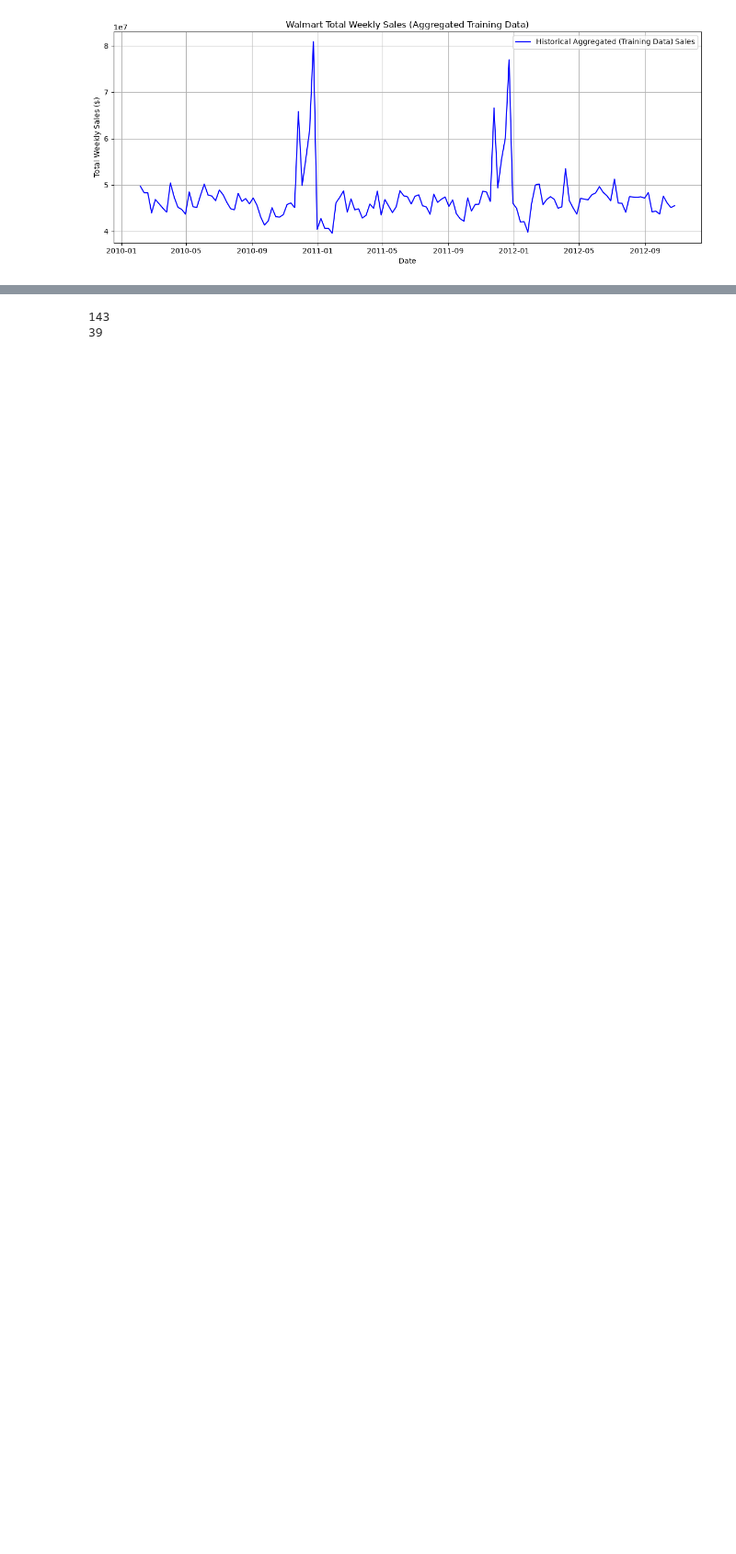
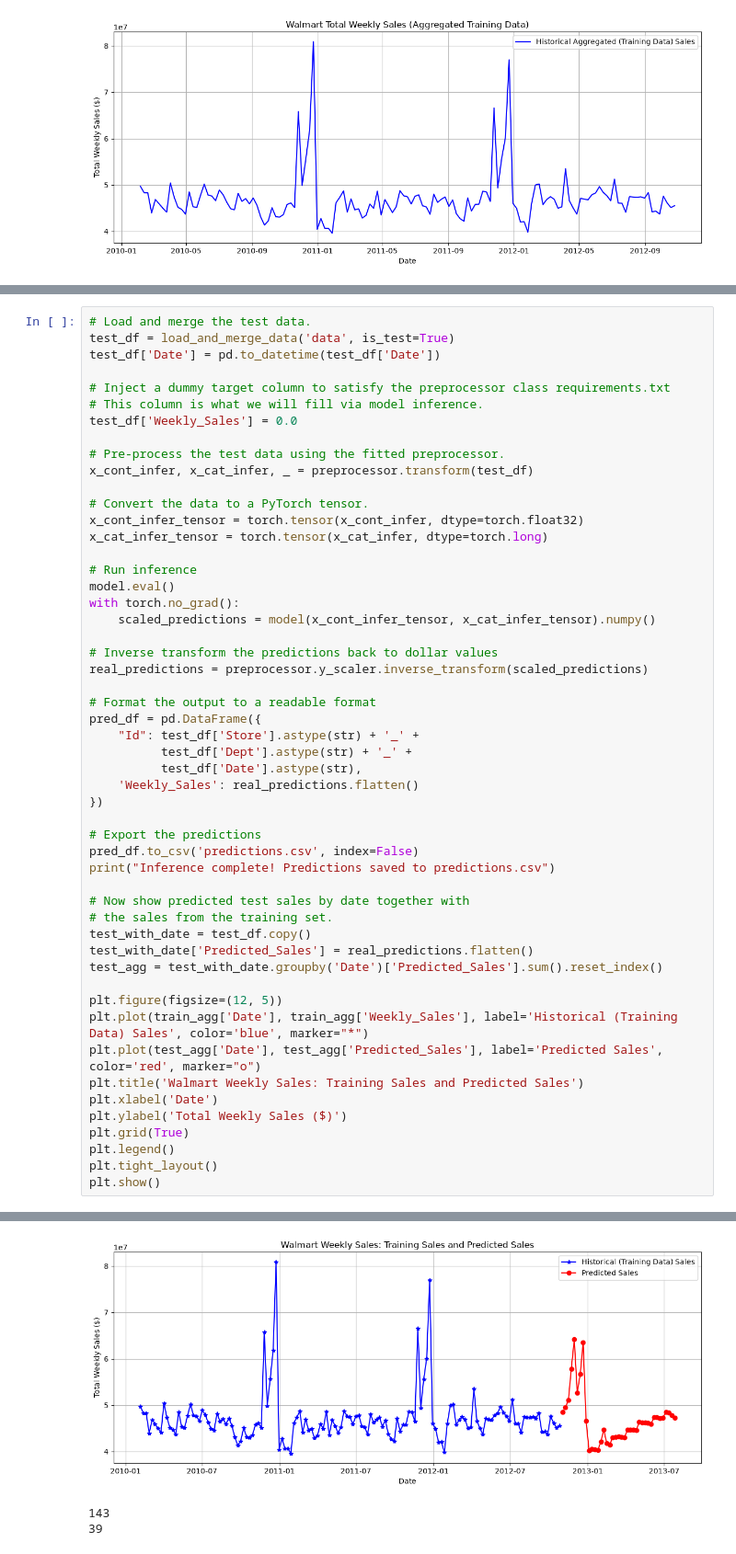
Before and after one commit to cruzas/showcase-time-series, a Jupyter notebook: notebooks/sales_forecasting.ipynb, the cells around one changed output, grey strips where cells are left out. Shown at 92% size. Cells and saved outputs as stored; diff of their text form; blank space fills up the shorter version.

```diff
--- a/notebooks/sales_forecasting.ipynb
+++ b/notebooks/sales_forecasting.ipynb
@@ -244,0 +247,53 @@ Inference complete! Predictions saved to predictions.csv
+# %%
+# Load and merge the test data.
+test_df = load_and_merge_data('data', is_test=True)
+test_df['Date'] = pd.to_datetime(test_df['Date'])
+
+# Inject a dummy target column to satisfy the preprocessor class requirements.txt
+# This column is what we will fill via model inference.
+test_df['Weekly_Sales'] = 0.0
+
+# Pre-process the test data using the fitted preprocessor.
+x_cont_infer, x_cat_infer, _ = preprocessor.transform(test_df)
+
+# Convert the data to a PyTorch tensor.
+x_cont_infer_tensor = torch.tensor(x_cont_infer, dtype=torch.float32)
+x_cat_infer_tensor = torch.tensor(x_cat_infer, dtype=torch.long)
+
+# Run inference
+model.eval()
+with torch.no_grad():
+    scaled_predictions = model(x_cont_infer_tensor, x_cat_infer_tensor).numpy()
+
+# Inverse transform the predictions back to dollar values
+real_predictions = preprocessor.y_scaler.inverse_transform(scaled_predictions)
+
+# Format the output to a readable format
+pred_df = pd.DataFrame({
+    "Id": test_df['Store'].astype(str) + '_' +
+          test_df['Dept'].astype(str) + '_' +
+          test_df['Date'].astype(str),
+    'Weekly_Sales': real_predictions.flatten()
+})
+
+# Export the predictions
+pred_df.to_csv('predictions.csv', index=False)
+print("Inference complete! Predictions saved to predictions.csv")
+
+# Now show predicted test sales by date together with
+# the sales from the training set.
+test_with_date = test_df.copy()
+test_with_date['Predicted_Sales'] = real_predictions.flatten()
+test_agg = test_with_date.groupby('Date')['Predicted_Sales'].sum().reset_index()
+
+plt.figure(figsize=(12, 5))
+plt.plot(train_agg['Date'], train_agg['Weekly_Sales'], label='Historical (Training Data) Sales', color='blue', marker="*")
+plt.plot(test_agg['Date'], test_agg['Predicted_Sales'], label='Predicted Sales', color='red', marker="o")
+plt.title('Walmart Weekly Sales: Training Sales and Predicted Sales')
+plt.xlabel('Date')
+plt.ylabel('Total Weekly Sales ($)')
+plt.grid(True)
+plt.legend()
+plt.tight_layout()
+plt.show()
+# %% [output]
@@ -245,3 +301,4 @@ Inference complete! Predictions saved to predictions.csv
+[figure, added]
 # %%
 # %% [output]
 143
```
Also changed, not shown: parts of 5 cells of this notebook, 4 other files.
